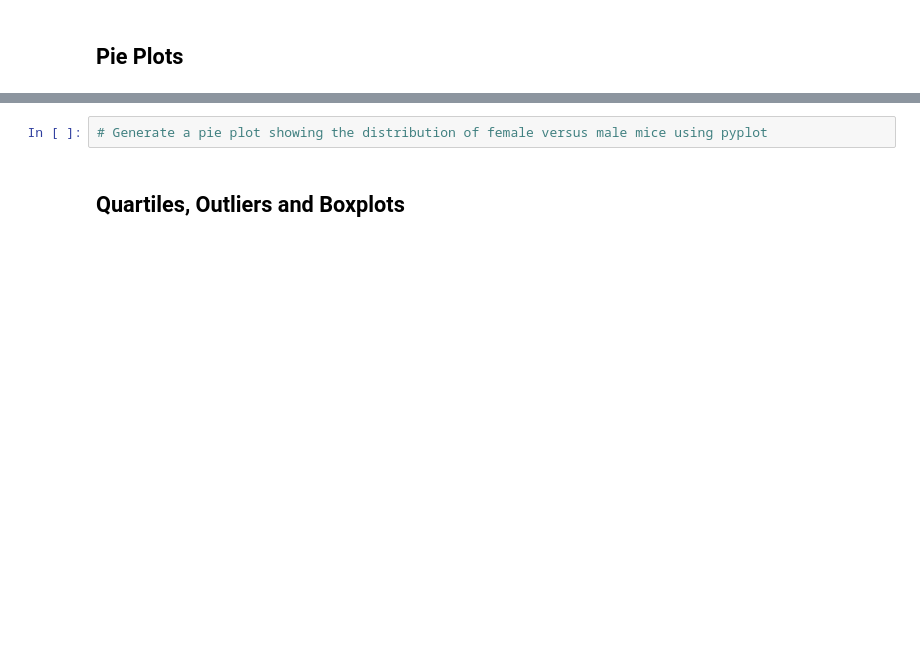
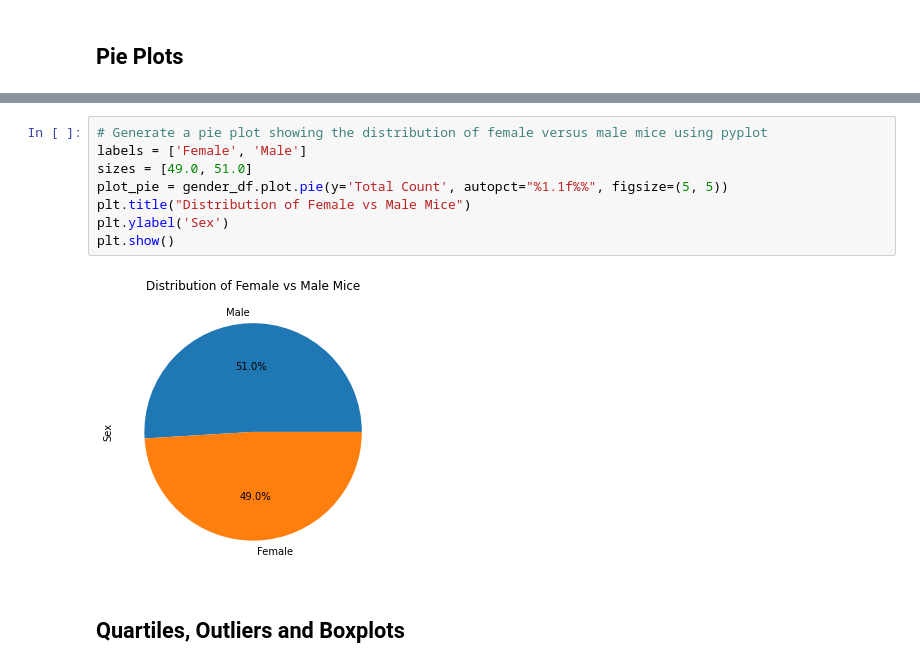
Before and after one commit to V-Villagomez/Matplotlib_Challenge, a Jupyter notebook: Pymaceuticals/pymaceuticals_starter.ipynb, the cells around one changed output, grey strips where cells are left out. Drawn from its saved outputs; the diff is of its cells as text; blank space fills up the shorter version.

```diff
--- a/Pymaceuticals/pymaceuticals_starter.ipynb
+++ b/Pymaceuticals/pymaceuticals_starter.ipynb
@@ -233,5 +240,13 @@ for treatment in range(treatments_count):
 # %%
 # Generate a pie plot showing the distribution of female versus male mice using pyplot
+labels = ['Female', 'Male']
+sizes = [49.0, 51.0]
+plot_pie = gender_df.plot.pie(y='Total Count', autopct="%1.1f%%", figsize=(5, 5))
+plt.title("Distribution of Female vs Male Mice")
+plt.ylabel('Sex')
+plt.show()
+# %% [output]
+[figure, added]
 # %% [markdown]
 ## Quartiles, Outliers and Boxplots
 # %%
```
Also changed, not shown: parts of 1 cell of this notebook.
